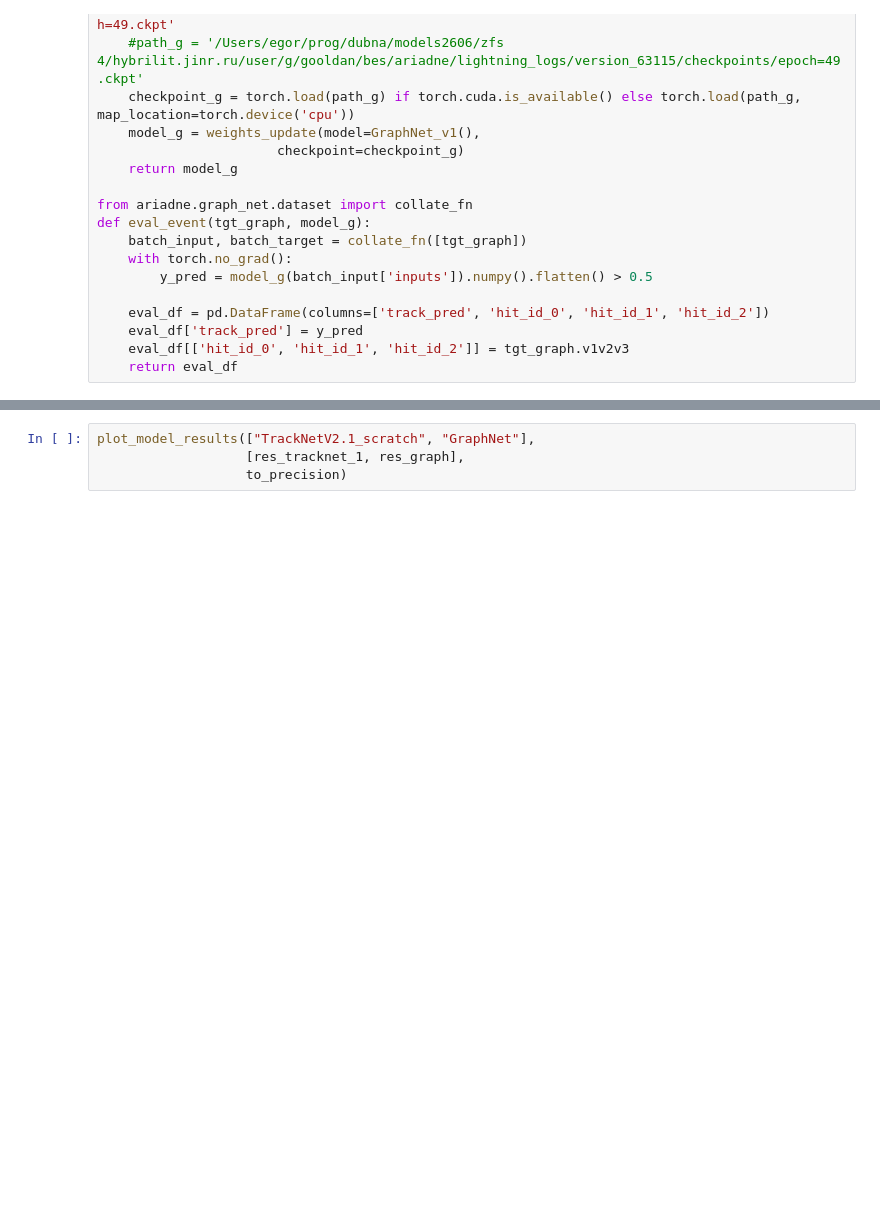
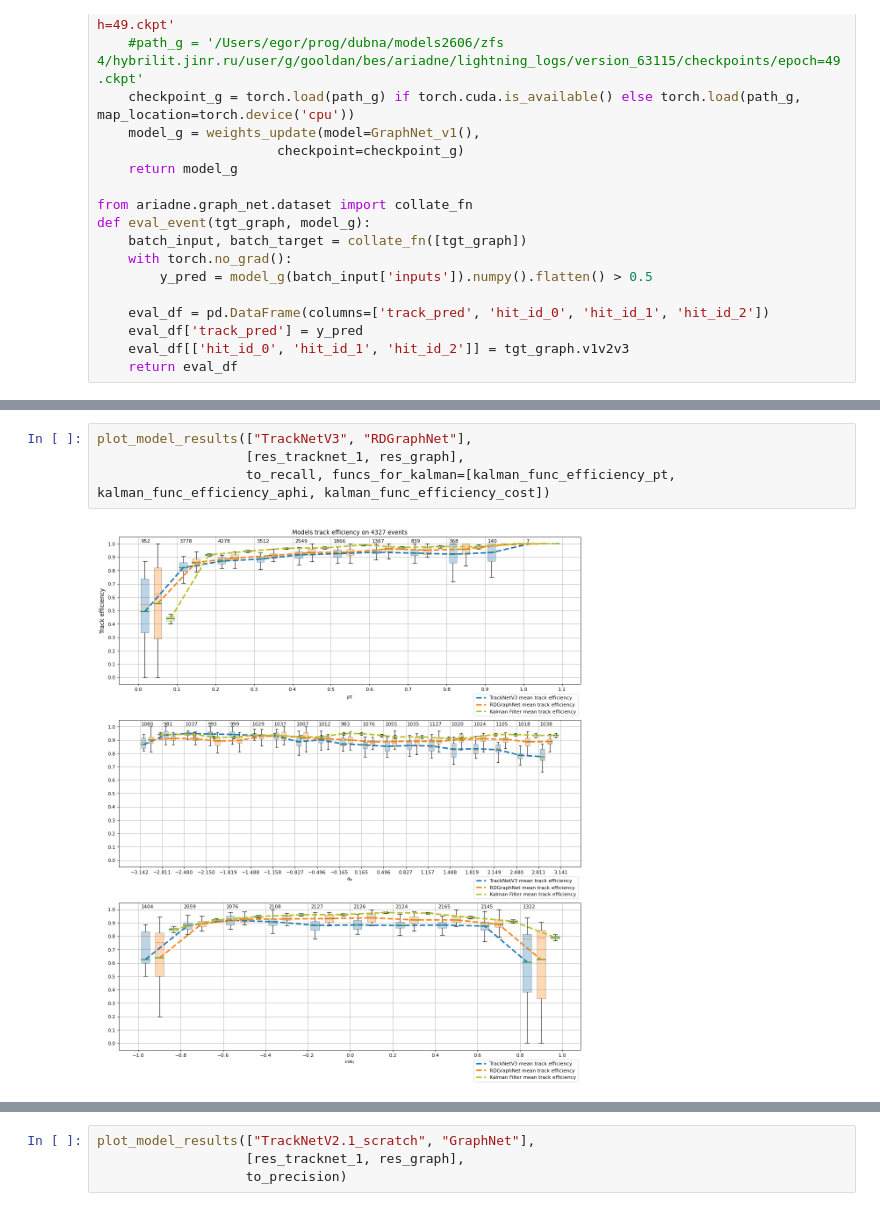
Before and after one commit to t3hseus/ariadne, a Jupyter notebook: notebooks/graphnet_tracknet_eval_last_results.ipynb, the cells around one changed output, grey strips where cells are left out. Cells and saved outputs as stored; diff of their text form; blank space fills up the shorter version.

```diff
--- a/notebooks/graphnet_tracknet_eval_last_results.ipynb
+++ b/notebooks/graphnet_tracknet_eval_last_results.ipynb
@@ -1029,3 +1149,9 @@ def plot_model_results(model_names, model_results_arr, mode_func):
+# %%
+plot_model_results(["TrackNetV3", "RDGraphNet"],
+                   [res_tracknet_1, res_graph],
+                   to_recall, funcs_for_kalman=[kalman_func_efficiency_pt, kalman_func_efficiency_aphi, kalman_func_efficiency_cost])
+# %% [output]
+[figure, added]
 # %%
 plot_model_results(["TrackNetV2.1_scratch", "GraphNet"],
                    [res_tracknet_1, res_graph],
```
Also changed, not shown: parts of 7 cells of this notebook.
